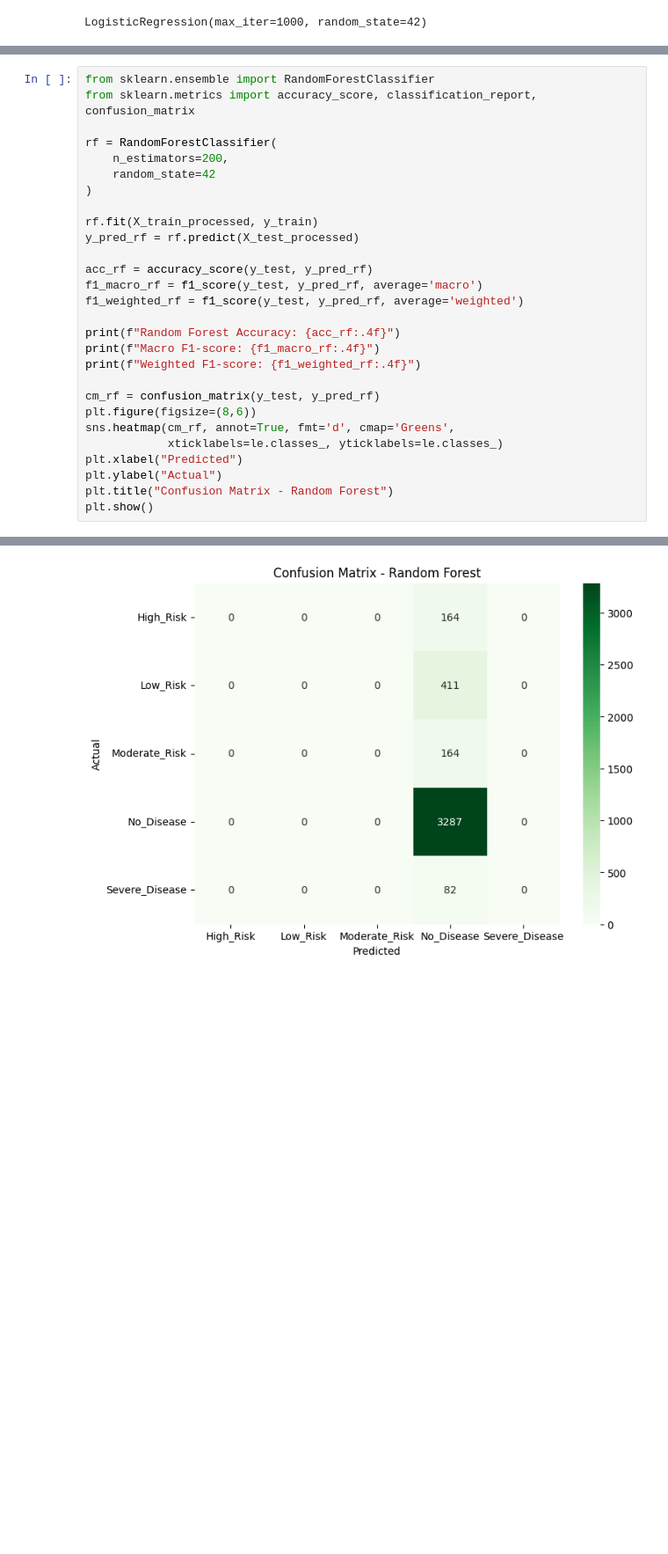
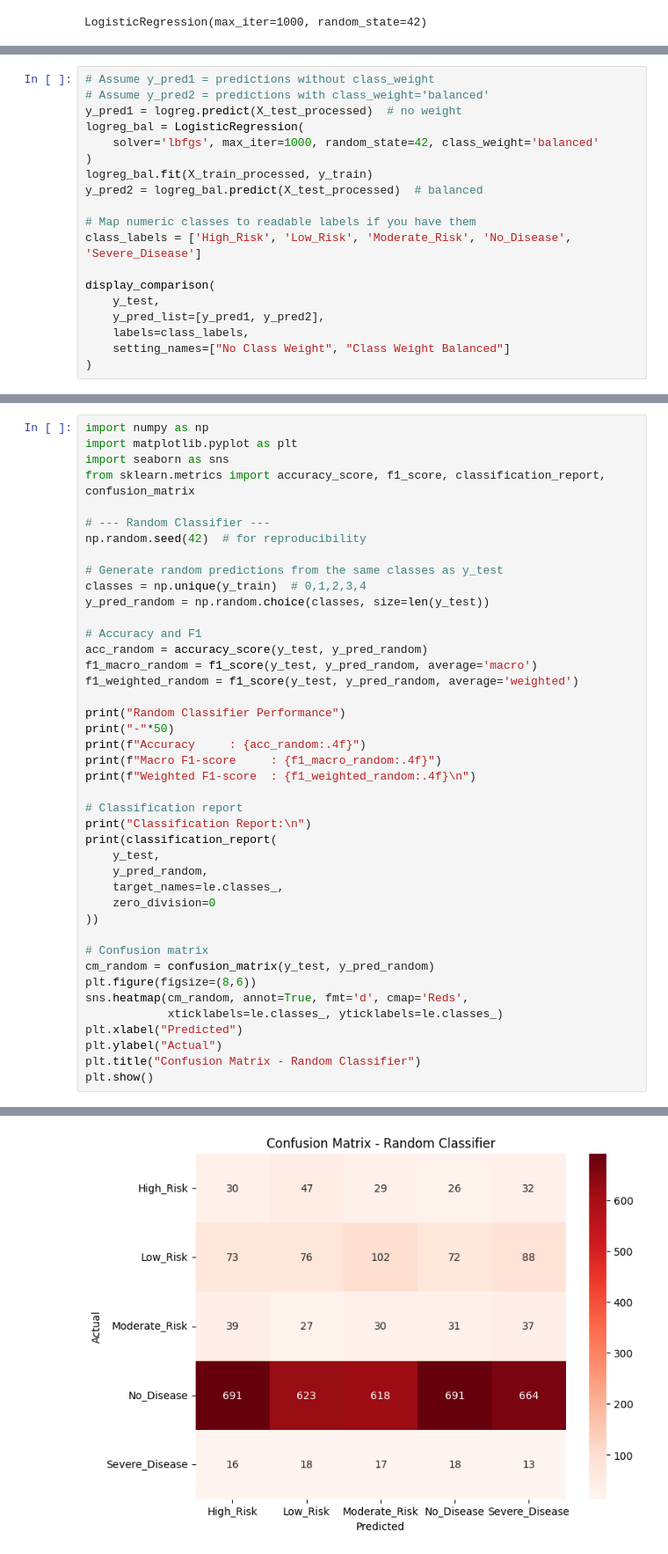
Before and after one commit to Rohit0562-hub/2513246_RohitJoshi, a Jupyter notebook: 2513246_RohitJoshi_Classification.ipynb, the cells around one changed output, grey strips where cells are left out. Shown at 88% size. Saved outputs shown, nothing was run; the diff lists cells and outputs as text; blank space fills up the shorter version.

Commit message:
Classification Model

```diff
--- a/2513246_RohitJoshi_Classification.ipynb
+++ b/2513246_RohitJoshi_Classification.ipynb
@@ -454,0 +485,19 @@ plt.show()
+# %%
+# Assume y_pred1 = predictions without class_weight
+# Assume y_pred2 = predictions with class_weight='balanced'
+y_pred1 = logreg.predict(X_test_processed)  # no weight
+logreg_bal = LogisticRegression(
+    solver='lbfgs', max_iter=1000, random_state=42, class_weight='balanced'
+)
+logreg_bal.fit(X_train_processed, y_train)
+y_pred2 = logreg_bal.predict(X_test_processed)  # balanced
+
+# Map numeric classes to readable labels if you have them
+class_labels = ['High_Risk', 'Low_Risk', 'Moderate_Risk', 'No_Disease', 'Severe_Disease']
+
+display_comparison(
+    y_test,
+    y_pred_list=[y_pred1, y_pred2],
+    labels=class_labels,
+    setting_names=["No Class Weight", "Class Weight Balanced"]
+)
@@ -455,29 +533,43 @@ plt.show()
 # %%
-from sklearn.ensemble import RandomForestClassifier
-from sklearn.metrics import accuracy_score, classification_report, confusion_matrix
+import numpy as np
+import matplotlib.pyplot as plt
+import seaborn as sns
+from sklearn.metrics import accuracy_score, f1_score, classification_report, confusion_matrix
 
-rf = RandomForestClassifier(
-    n_estimators=200,
-    random_state=42
-)
+# --- Random Classifier ---
+np.random.seed(42)  # for reproducibility
 
-rf.fit(X_train_processed, y_train)
-y_pred_rf = rf.predict(X_test_processed)
+# Generate random predictions from the same classes as y_test
+classes = np.unique(y_train)  # 0,1,2,3,4
+y_pred_random = np.random.choice(classes, size=len(y_test))
 
-acc_rf = accuracy_score(y_test, y_pred_rf)
-f1_macro_rf = f1_score(y_test, y_pred_rf, average='macro')
-f1_weighted_rf = f1_score(y_test, y_pred_rf, average='weighted')
+# Accuracy and F1
+acc_random = accuracy_score(y_test, y_pred_random)
+f1_macro_random = f1_score(y_test, y_pred_random, average='macro')
+f1_weighted_random = f1_score(y_test, y_pred_random, average='weighted')
 
-print(f"Random Forest Accuracy: {acc_rf:.4f}")
-print(f"Macro F1-score: {f1_macro_rf:.4f}")
-print(f"Weighted F1-score: {f1_weighted_rf:.4f}")
+print("Random Classifier Performance")
+print("-"*50)
+print(f"Accuracy     : {acc_random:.4f}")
+print(f"Macro F1-score     : {f1_macro_random:.4f}")
+print(f"Weighted F1-score  : {f1_weighted_random:.4f}\n")
 
-cm_rf = confusion_matrix(y_test, y_pred_rf)
+# Classification report
+print("Classification Report:\n")
+print(classification_report(
+    y_test,
+    y_pred_random,
+    target_names=le.classes_,
+    zero_division=0
+))
+
+# Confusion matrix
+cm_random = confusion_matrix(y_test, y_pred_random)
 plt.figure(figsize=(8,6))
-sns.heatmap(cm_rf, annot=True, fmt='d', cmap='Greens',
+sns.heatmap(cm_random, annot=True, fmt='d', cmap='Reds',
             xticklabels=le.classes_, yticklabels=le.classes_)
 plt.xlabel("Predicted")
 plt.ylabel("Actual")
-plt.title("Confusion Matrix - Random Forest")
+plt.title("Confusion Matrix - Random Classifier")
 plt.show()
 # %% [output]
@@ -487 +595 @@ Weighted F1-score: 0.7113
-[figure, old version]
+[figure, new version]
```
Also changed, not shown: parts of 18 cells of this notebook.
